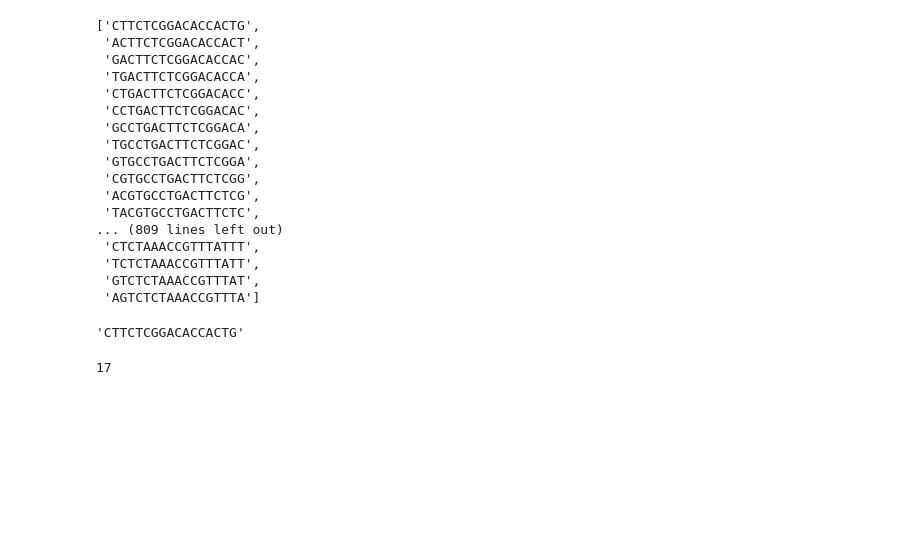
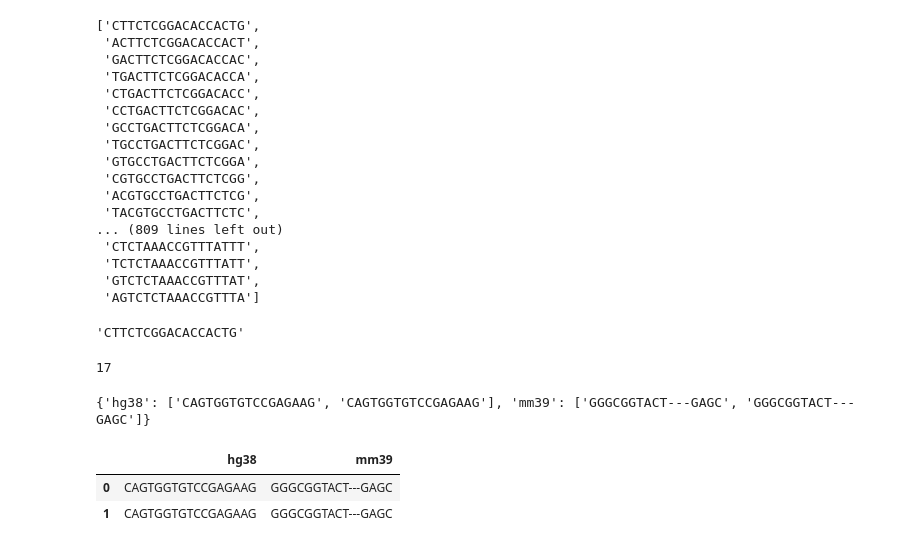
Before and after one commit to Planet-KIM/ASOPIPE, a Jupyter notebook: notebook/blat.ipynb, the cells around one changed output. Saved outputs shown, nothing was run; the diff lists cells and outputs as text; code cells hidden in the pictures; blank space fills up the shorter version.

```diff
--- a/notebook/blat.ipynb
+++ b/notebook/blat.ipynb
@@ -320,3 +306,20 @@ locus("chr22:23894382-23894398-").twoBitFrag()
 len("AGTCTCTAAACCGTTTA")
 # %% [output]
 17
+# %%
+from collections import defaultdict
+data = [
+    {'hg38': 'CAGTGGTGTCCGAGAAG', 'mm39': 'GGGCGGTACT---GAGC'},
+    {'hg38': 'CAGTGGTGTCCGAGAAG', 'mm39': 'GGGCGGTACT---GAGC'}
+]
+result = defaultdict(list); [result[k].append(v) for d in data for k, v in d.items()]
+print(dict(result))
+# %% [output]
+{'hg38': ['CAGTGGTGTCCGAGAAG', 'CAGTGGTGTCCGAGAAG'], 'mm39': ['GGGCGGTACT---GAGC', 'GGGCGGTACT---GAGC']}
+# %%
+import pandas as pd
+pd.DataFrame(data
+# %% [output]
+|  | hg38 | mm39 |
+| 0 | CAGTGGTGTCCGAGAAG | GGGCGGTACT---GAGC |
+| 1 | CAGTGGTGTCCGAGAAG | GGGCGGTACT---GAGC |
```
Also changed, not shown: parts of 3 cells of this notebook, 9 other files.
